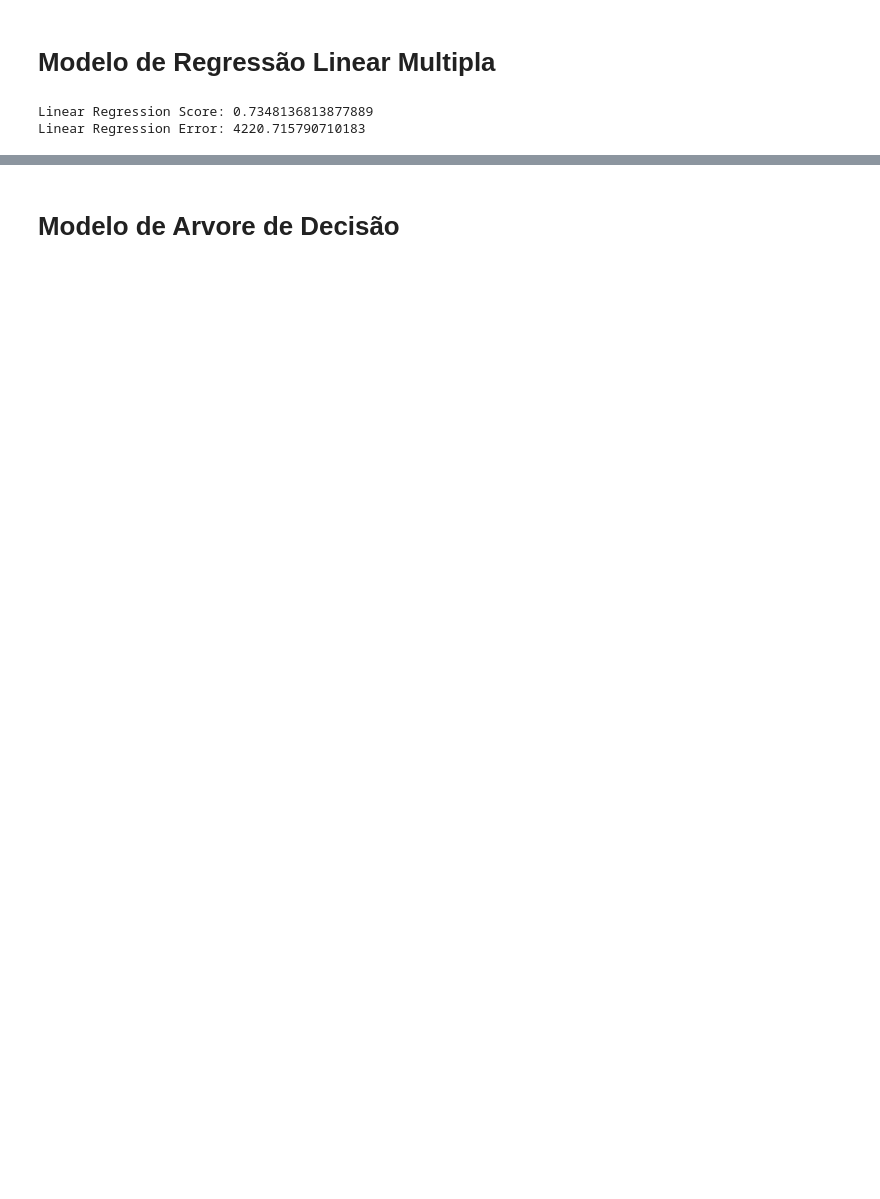
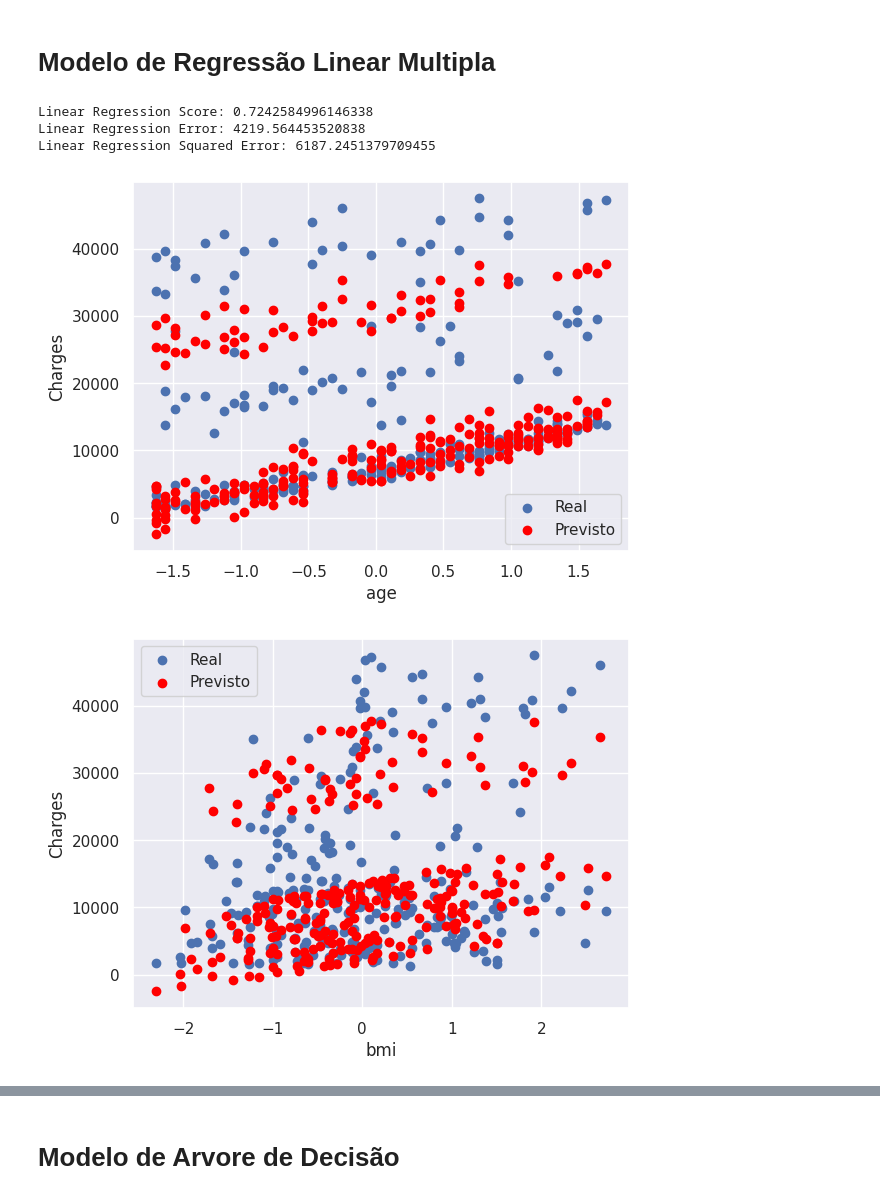
Before and after one commit to verzoto/tech-challenge1, a Jupyter notebook: TechChallenge1.ipynb, the cells around one changed output, grey strips where cells are left out. Saved outputs shown, nothing was run; the diff lists cells and outputs as text; code cells hidden in the pictures; blank space fills up the shorter version.

```diff
--- a/TechChallenge1.ipynb
+++ b/TechChallenge1.ipynb
@@ -112,0 +147,2 @@ data_cleaned["region"] = label_encoder.fit_transform(data["region"])
+# %%
+data_cleaned = data_cleaned.drop(["sex", "children", "region"], axis =1)
@@ -140,6 +187,14 @@ linear_regression_error = mean_absolute_error(y_test, linear_regression_predicts
 # %%
 print(f'Linear Regression Score: {linear_regression_score}')
 print(f'Linear Regression Error: {linear_regression_error}')
+print(f'Linear Regression Squared Error: {linear_regression_squared_error}')
 # %% [output]
-Linear Regression Score: 0.7348136813877889
-Linear Regression Error: 4220.715790710183
+Linear Regression Score: 0.7242584996146338
+Linear Regression Error: 4219.564453520838
+Linear Regression Squared Error: 6187.2451379709455
+# %%
+for feature in X_test:
+  generate_scatter_plot(X_test[feature], y_test, feature, "Charges", linear_regression_predicts)
+# %% [output]
+[figure, added]
+[figure, added]
```
Also changed, not shown: parts of 28 cells of this notebook.
